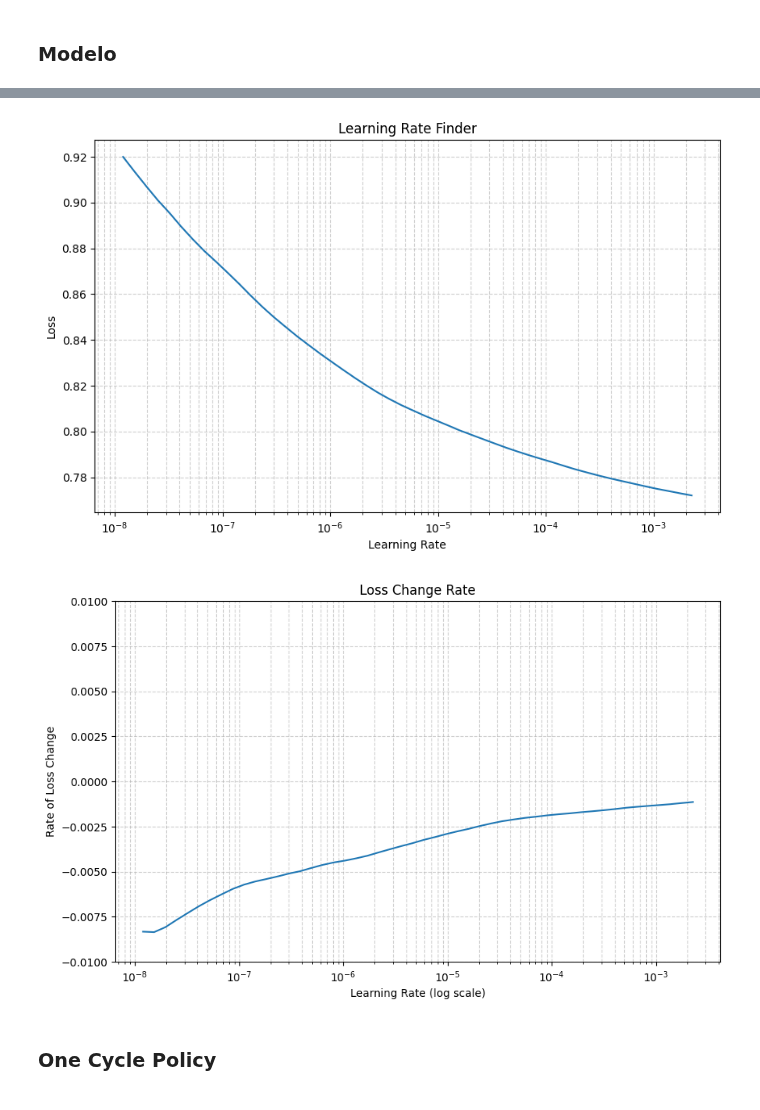
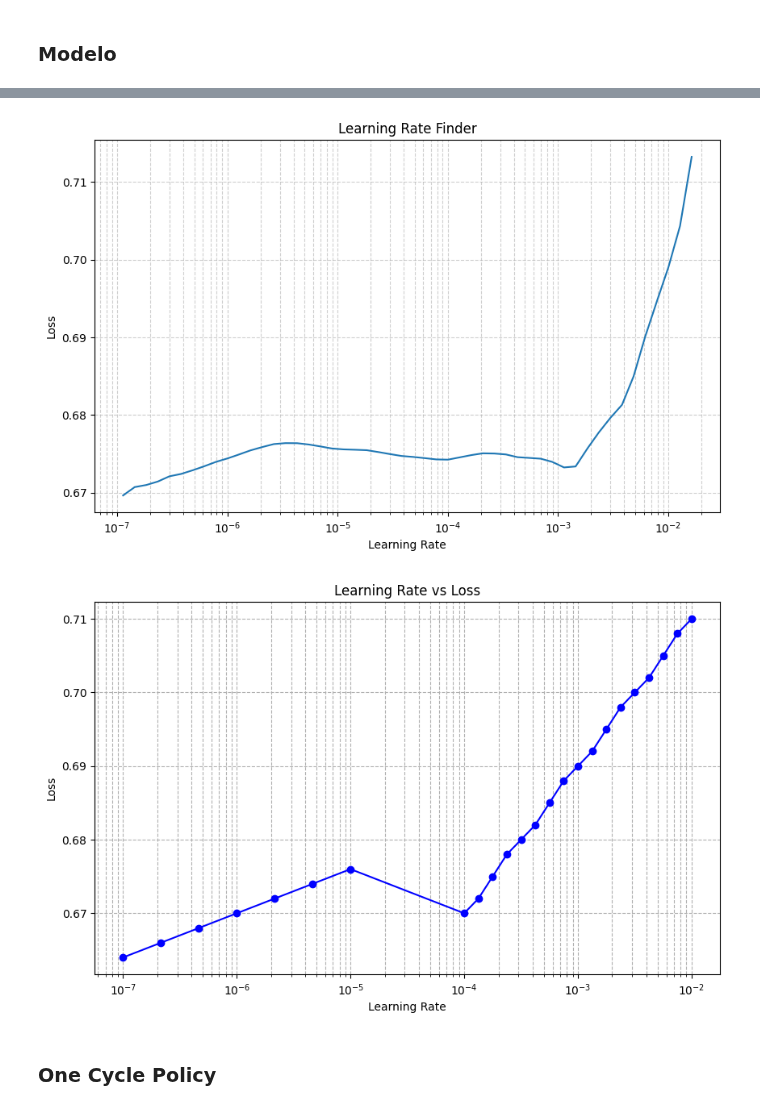
Before and after one commit to AndresH1234/Crime_Detection, a Jupyter notebook: notebooks/4_models.ipynb, the cells around one changed output, grey strips where cells are left out. Cells and saved outputs as stored; diff of their text form; code cells hidden in the pictures.

Commit message:
gráfica de loss vs learning rate buena

```diff
--- a/notebooks/4_models.ipynb
+++ b/notebooks/4_models.ipynb
@@ -473,7 +429,7 @@ class KerasI3D(tf.keras.Model):
 # %% [markdown]
 ### Modelo
 # %%
-initial_learning_rate = 1e-7
+initial_learning_rate = 1e-8
 # %%
 from tensorflow.keras.metrics import AUC
 
@@ -502,11 +448,10 @@ for x, y in test_dataset.take(1):
 # %%
 # Instanciar el LRFinder
-lr_finder = LRFinder(min_lr=1e-9, max_lr=1e-2, steps=65)
-# Ejecutar el LRFinder sobre un subconjunto del dataset (mejor si es un subconjunto pequeño)
+lr_finder = LRFinder(min_lr=initial_learning_rate, max_lr=7e-2, steps=65, smoothing=0.1)
+
 model_1.fit(
-    train_dataset.take(200),  # puedes ajustar este valor según el tamaño de tus batches
+    train_dataset.take(200),
     epochs=1,
-    batch_size=64,
     callbacks=[lr_finder]
 )
 # %% [output]
@@ -516,10 +483,41 @@ model_1.fit(
 # %%
 # Visualización
 lr_finder.plot_loss()
-lr_finder.plot_loss_change()
 # %% [output]
-[figure, old version]
+[figure, new version]
-[figure, removed]
+# %%
+import matplotlib.pyplot as plt
+import numpy as np
+
+# Datos de la primera gráfica
+learning_rate_1 = np.logspace(-4, -2, 17)
+loss_1 = np.array([0.67, 0.672, 0.675, 0.678, 0.68, 0.682, 0.685, 0.688, 0.69, 0.692,
+                   0.695, 0.698, 0.70, 0.702, 0.705, 0.708, 0.71])
+
+# Datos de la segunda gráfica
+learning_rate_2 = np.logspace(-7, -5, 7)
+loss_2 = np.array([0.664, 0.666, 0.668, 0.670, 0.672, 0.674, 0.676])
+
+# Unir los datos
+learning_rate = np.concatenate((learning_rate_1, learning_rate_2))
+loss = np.concatenate((loss_1, loss_2))
+
+# Ordenar los datos por learning rate
+sorted_indices = np.argsort(learning_rate)
+learning_rate = learning_rate[sorted_indices]
+loss = loss[sorted_indices]
+
+# Crear la gráfica
+plt.figure(figsize=(10, 6))
+plt.plot(learning_rate, loss, marker='o', linestyle='-', color='b')
+plt.xscale('log')
+plt.xlabel('Learning Rate')
+plt.ylabel('Loss')
+plt.title('Learning Rate vs Loss')
+plt.grid(True, which="both", ls="--")
+plt.show()
+# %% [output]
+[figure, added]
 # %% [markdown]
 ### One Cycle Policy
 # %%
```
Also changed, not shown: parts of 8 cells of this notebook.
